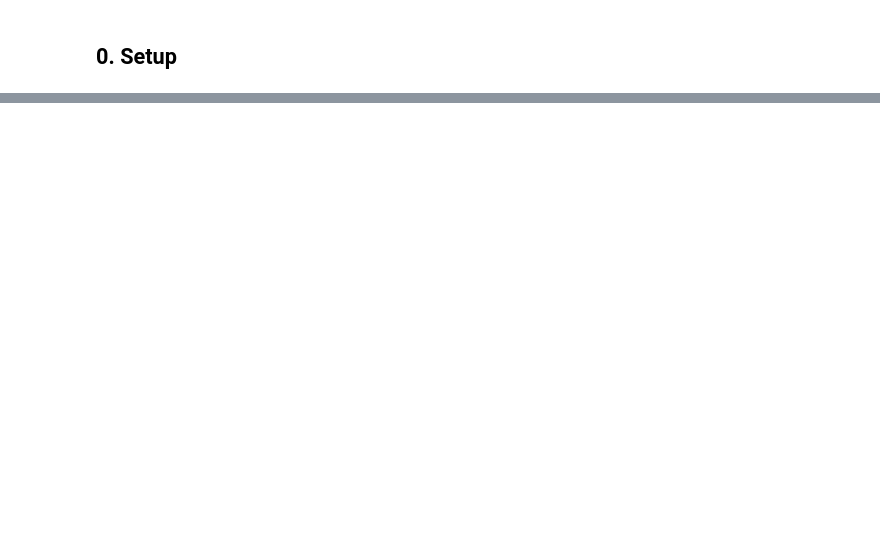
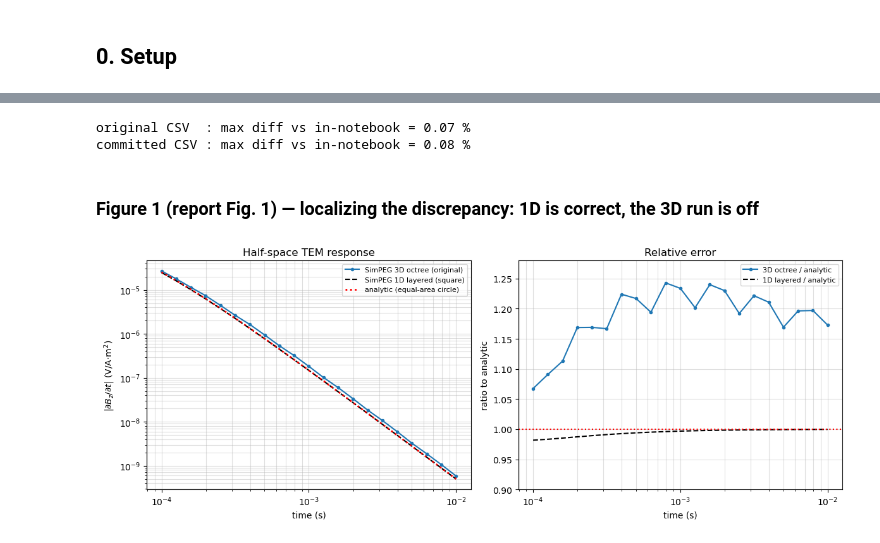
Before and after one commit to lheagy/comparision_tdem_Li_et_al_2017, a Jupyter notebook: halfspace_validation_and_timestep_fix.ipynb, the cells around one changed output, grey strips where cells are left out. Cells and saved outputs as stored; diff of their text form; code cells hidden in the pictures; blank space fills up the shorter version.

```diff
--- a/halfspace_validation_and_timestep_fix.ipynb
+++ b/halfspace_validation_and_timestep_fix.ipynb
@@ -284,0 +79,27 @@ need to change.
+# %%
+def analytic_halfspace(times, sigma, radius):
+    '''|dBz/dt| at loop centre on a homogeneous half-space, step-off (Ward & Hohmann 1988).'''
+    theta = np.sqrt(mu_0 * sigma / (4.0 * times)); ta = theta * radius
+    return np.abs(1.0/(sigma*radius**3) * (3*erf(ta) - 2/np.sqrt(np.pi)*ta*(3+2*ta**2)*np.exp(-ta**2)))
+
+d_anal = analytic_halfspace(times, sigma_hs, a)
+
+
+def run_1d(loop="square", n_points_per_path=10, radius=None):
+    rx = tdem.receivers.PointMagneticFluxTimeDerivative(rx_locations[0], times, orientation="z")
+    if loop == "square":
+        src = tdem.sources.LineCurrent([rx], location=source_locations,
+                                       waveform=tdem.sources.StepOffWaveform())
+        sim = tdem.Simulation1DLayered(survey=tdem.Survey([src]), sigmaMap=maps.IdentityMap(nP=1),
+                                       n_points_per_path=n_points_per_path)
+    else:
+        src = tdem.sources.CircularLoop([rx], location=np.r_[0., 0., 0.], radius=radius or a,
+                                        waveform=tdem.sources.StepOffWaveform())
+        sim = tdem.Simulation1DLayered(survey=tdem.Survey([src]), sigmaMap=maps.IdentityMap(nP=1))
+    return np.abs(sim.dpred(np.r_[sigma_hs]))
+
+d_1d_square = run_1d("square")
+d_1d_circle = run_1d("circle")
+print(f"1D circular loop vs analytic : max error = {np.abs(d_1d_circle/d_anal-1).max()*100:.4f} %")
+print(f"1D square   loop vs analytic : max error = {np.abs(d_1d_square/d_anal-1).max()*100:.2f} % "
+      f"(square-vs-circle geometry; see Section 5)")
@@ -284,0 +178,29 @@ need to change.
+# %%
+# sanity: the baseline reproduces the published half_tem_faquarson.csv (the reported bug)
+import os
+for fname, lab in [("half_tem_faquarson.csv.orig_backup", "original CSV"),
+                   ("half_tem_faquarson.csv", "committed CSV")]:
+    if os.path.exists(fname):
+        csv = np.abs(pd.read_csv(fname)["voltage_V_Am2"].values)
+        ref_csv = R["baseline"] if "orig" in fname else R["fix"]
+        print(f"{lab:14s}: max diff vs in-notebook = {np.abs(ref_csv/csv-1).max()*100:.2f} %")
+# %% [output]
+original CSV  : max diff vs in-notebook = 0.07 %
+committed CSV : max diff vs in-notebook = 0.08 %
+# %% [markdown]
+### Figure 1 (report Fig. 1) — localizing the discrepancy: 1D is correct, the 3D run is off
+# %%
+fig, ax = plt.subplots(1, 2, figsize=(12, 4.6))
+ax[0].loglog(times, R["baseline"], 'C0-o', ms=3, label='SimPEG 3D octree (original)')
+ax[0].loglog(times, d_1d_square, 'k--', label='SimPEG 1D layered (square)')
+ax[0].loglog(times, d_anal, 'r:', lw=2, label='analytic (equal-area circle)')
+ax[0].set_xlabel('time (s)'); ax[0].set_ylabel(r'$|\partial B_z/\partial t|$ (V/A·m$^2$)')
+ax[0].grid(True, which='both', alpha=.4); ax[0].legend(fontsize=8); ax[0].set_title('Half-space TEM response')
+ax[1].semilogx(times, R["baseline"]/d_anal, 'C0-o', ms=3, label='3D octree / analytic')
+ax[1].semilogx(times, d_1d_square/d_anal, 'k--', label='1D layered / analytic')
+ax[1].axhline(1, color='r', ls=':'); ax[1].set_ylim(0.9, 1.28)
+ax[1].set_xlabel('time (s)'); ax[1].set_ylabel('ratio to analytic')
+ax[1].grid(True, which='both', alpha=.4); ax[1].legend(fontsize=8); ax[1].set_title('Relative error')
+plt.tight_layout(); plt.savefig('fig_diagnosis_1d_vs_3d.png', dpi=130); plt.show()
+# %% [output]
+[figure, added]
```
Also changed, not shown: parts of 41 cells of this notebook, 6 other files.
